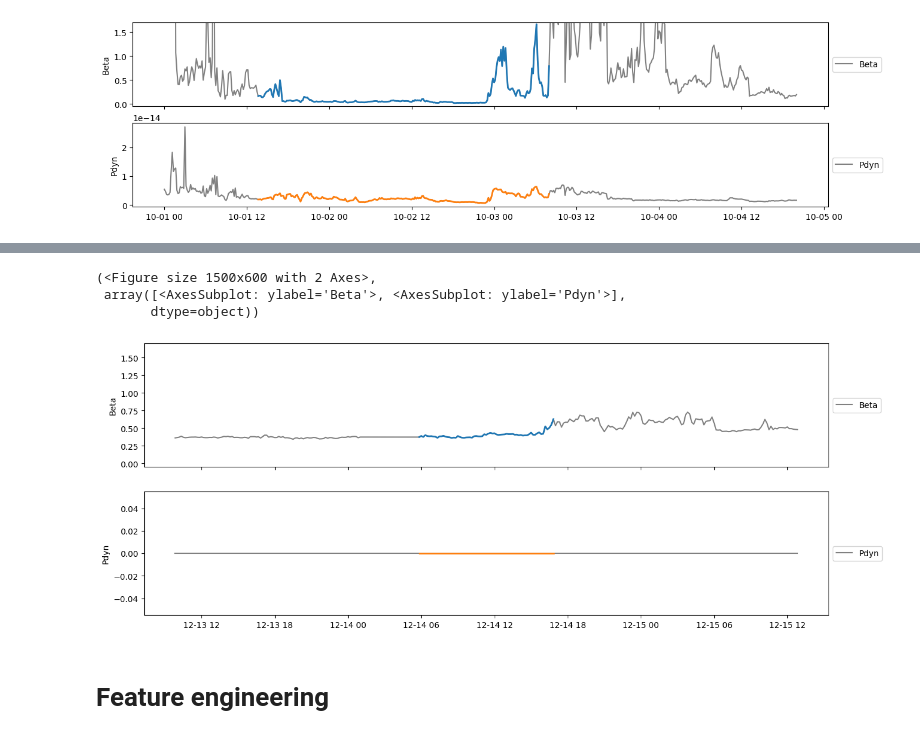
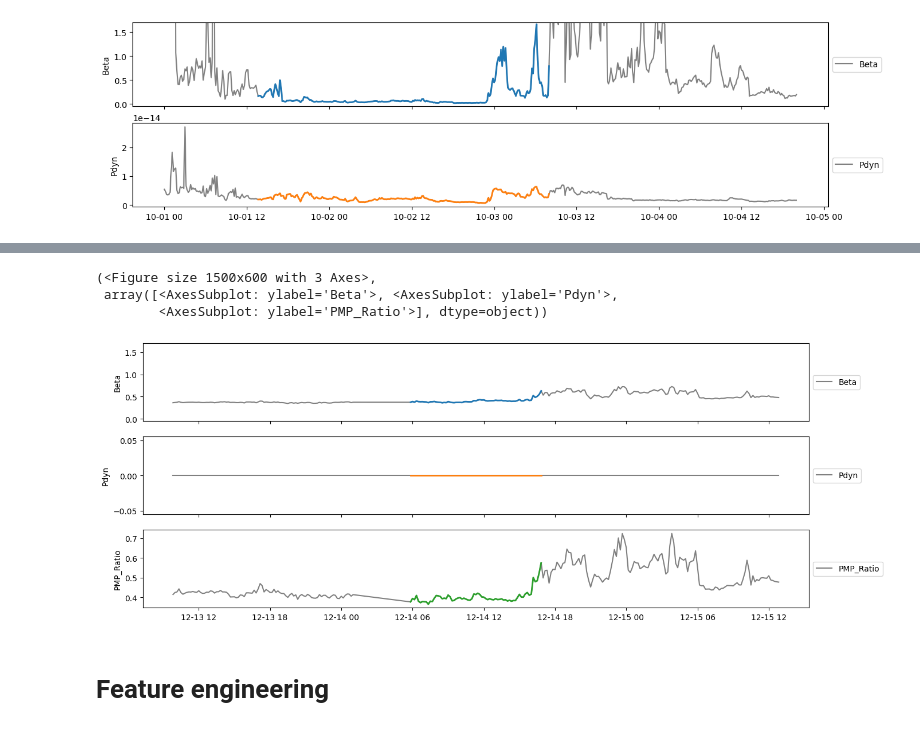
Before and after one commit to AlexandreChaussard/DataCamp-Solar_Wind, a Jupyter notebook: test_environment/playground.ipynb, the cells around one changed output, grey strips where cells are left out. Drawn from its saved outputs; the diff is of its cells as text; code cells hidden in the pictures.

```diff
--- a/test_environment/playground.ipynb
+++ b/test_environment/playground.ipynb
@@ -164,17 +201,17 @@ describe(X_solarstorm_preprocessed, columns=["B"])
 # %%
 plot_event(
     10,
     X_train_preprocessed,
-    ['Beta','Pdyn'],
+    ['Beta','Pdyn', 'PMP_Ratio'],
     maxRange=[[-0.05, 1.7]],
     size=6,
     delta=20,
 )
 # %% [output]
-(<Figure size 1500x600 with 2 Axes>,
- array([<AxesSubplot: ylabel='Beta'>, <AxesSubplot: ylabel='Pdyn'>],
-       dtype=object))
+(<Figure size 1500x600 with 3 Axes>,
+ array([<AxesSubplot: ylabel='Beta'>, <AxesSubplot: ylabel='Pdyn'>,
+        <AxesSubplot: ylabel='PMP_Ratio'>], dtype=object))
-[figure, old version]
+[figure, new version]
 # %% [markdown]
 # Feature engineering
 # %%
```
Also changed, not shown: parts of 12 cells of this notebook, 6 other files.
